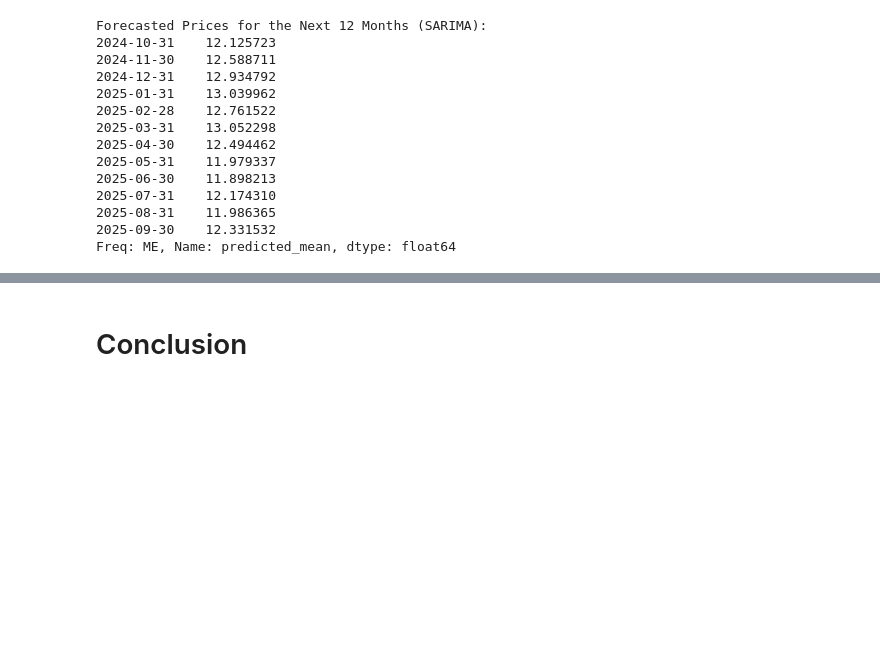
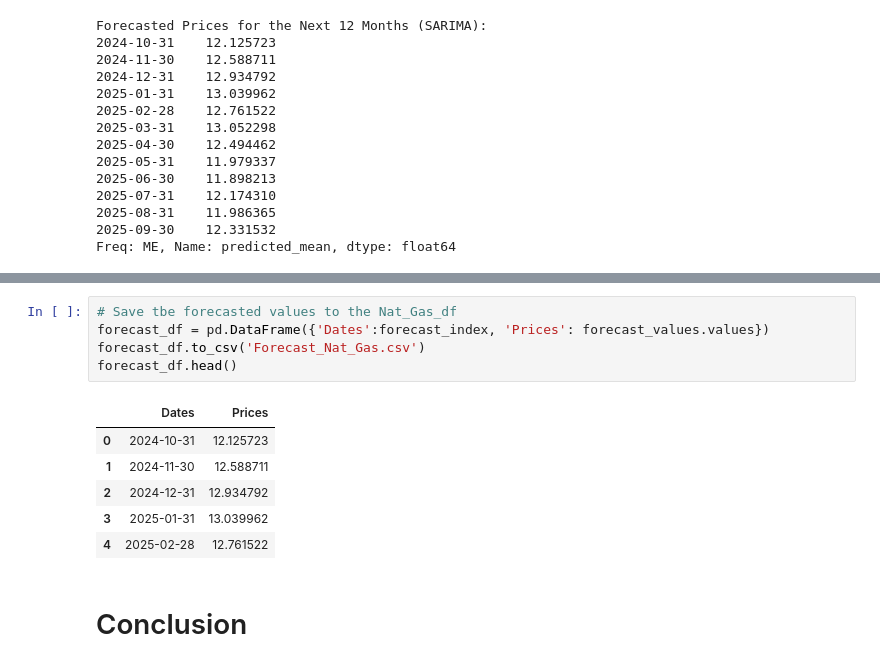
Before and after one commit to chiaradonnastefano/Quantitative_Research, a Jupyter notebook: Forecasting Natural Gas Market Price.ipynb, the cells around one changed output, grey strips where cells are left out. Cells and saved outputs as stored; diff of their text form; blank space fills up the shorter version.

```diff
--- a/Forecasting Natural Gas Market Price.ipynb
+++ b/Forecasting Natural Gas Market Price.ipynb
@@ -194,3 +210,15 @@ Freq: ME, Name: predicted_mean, dtype: float64
+# %%
+# Save tbe forecasted values to the Nat_Gas_df
+forecast_df = pd.DataFrame({'Dates':forecast_index, 'Prices': forecast_values.values})
+forecast_df.to_csv('Forecast_Nat_Gas.csv')
+forecast_df.head()
+# %% [output]
+|  | Dates | Prices |
+| 0 | 2024-10-31 | 12.125723 |
+| 1 | 2024-11-30 | 12.588711 |
+| 2 | 2024-12-31 | 12.934792 |
+| 3 | 2025-01-31 | 13.039962 |
+| 4 | 2025-02-28 | 12.761522 |
 # %% [markdown]
 # Conclusion
 # %% [markdown]
```
Also changed, not shown: parts of 1 cell of this notebook, 7 other files.
